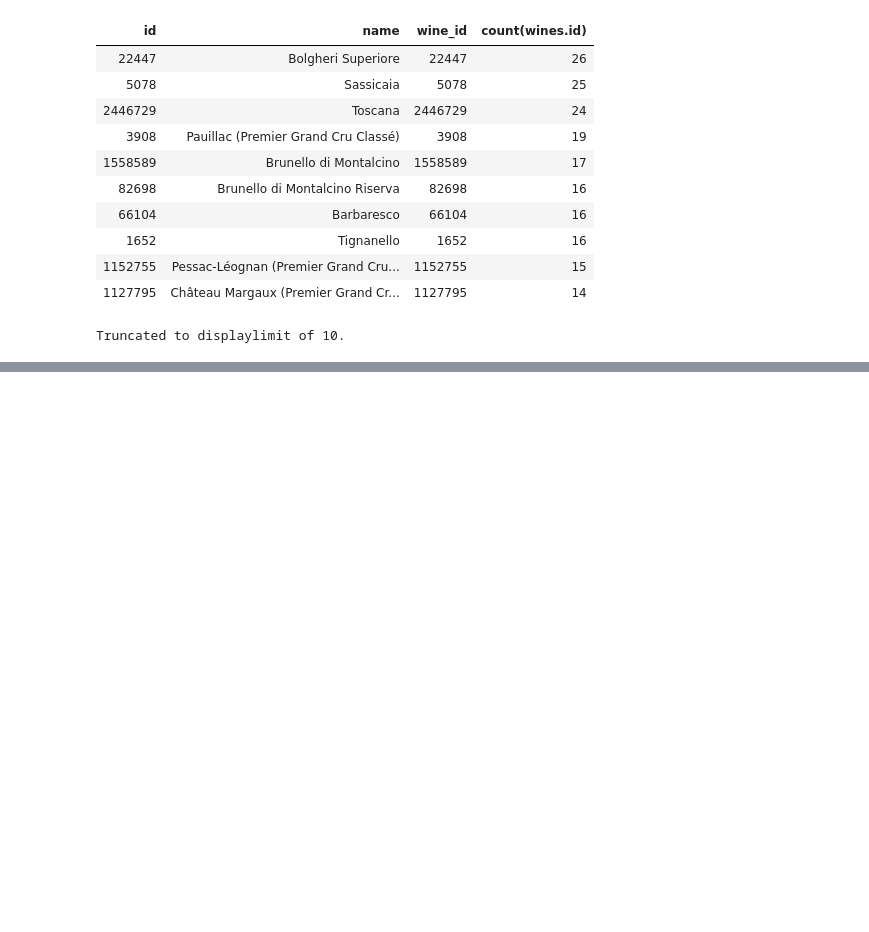
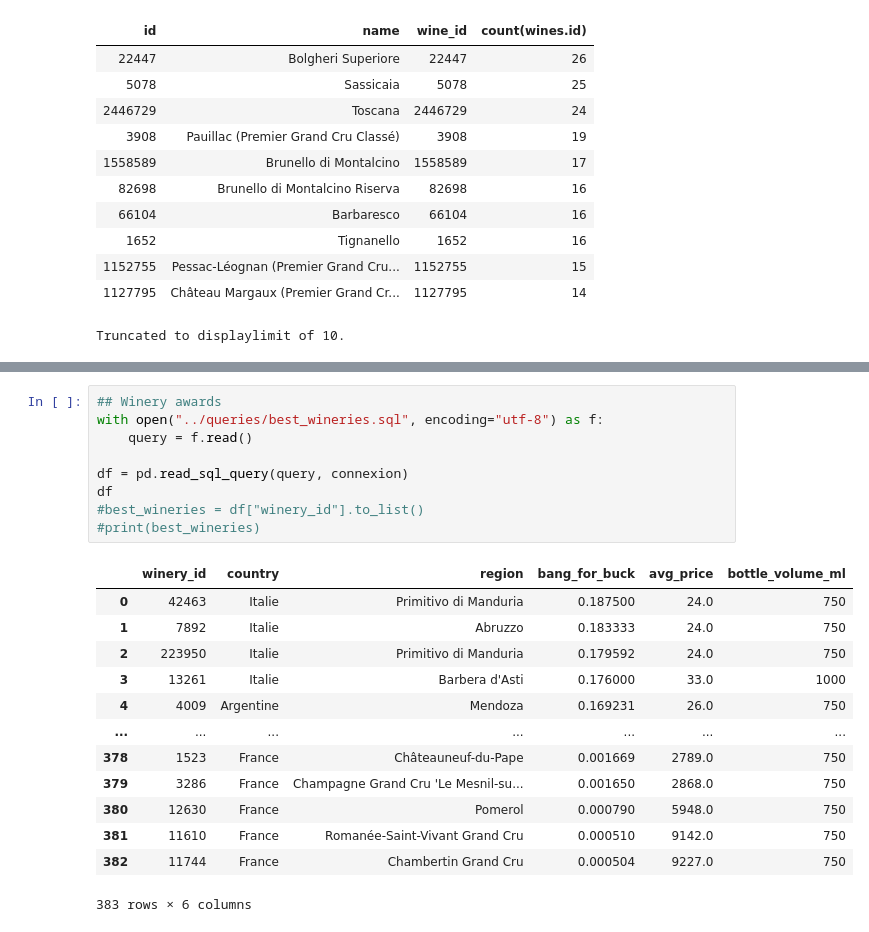
Before and after one commit to JanKazimir/vivinodb, a Jupyter notebook: notebooks/disco.ipynb, the cells around one changed output, grey strips where cells are left out. Drawn from its saved outputs; the diff is of its cells as text; blank space fills up the shorter version.

```diff
--- a/notebooks/disco.ipynb
+++ b/notebooks/disco.ipynb
@@ -294,0 +368,23 @@ Truncated to displaylimit of 10.
+# %%
+## Winery awards
+with open("../queries/best_wineries.sql", encoding="utf-8") as f:
+    query = f.read()
+
+df = pd.read_sql_query(query, connexion)
+df
+#best_wineries = df["winery_id"].to_list()
+#print(best_wineries)
+# %% [output]
+|  | winery_id | country | region | bang_for_buck | avg_price | bottle_volume_ml |
+| 0 | 42463 | Italie | Primitivo di Manduria | 0.187500 | 24.0 | 750 |
+| 1 | 7892 | Italie | Abruzzo | 0.183333 | 24.0 | 750 |
+| 2 | 223950 | Italie | Primitivo di Manduria | 0.179592 | 24.0 | 750 |
+| 3 | 13261 | Italie | Barbera d'Asti | 0.176000 | 33.0 | 1000 |
+| 4 | 4009 | Argentine | Mendoza | 0.169231 | 26.0 | 750 |
+| ... | ... | ... | ... | ... | ... | ... |
+| 378 | 1523 | France | Châteauneuf-du-Pape | 0.001669 | 2789.0 | 750 |
+| 379 | 3286 | France | Champagne Grand Cru 'Le Mesnil-su... | 0.001650 | 2868.0 | 750 |
+| 380 | 12630 | France | Pomerol | 0.000790 | 5948.0 | 750 |
+| 381 | 11610 | France | Romanée-Saint-Vivant Grand Cru | 0.000510 | 9142.0 | 750 |
+| 382 | 11744 | France | Chambertin Grand Cru | 0.000504 | 9227.0 | 750 |
+383 rows × 6 columns
```
Also changed, not shown: parts of 13 cells of this notebook, 3 other files.
